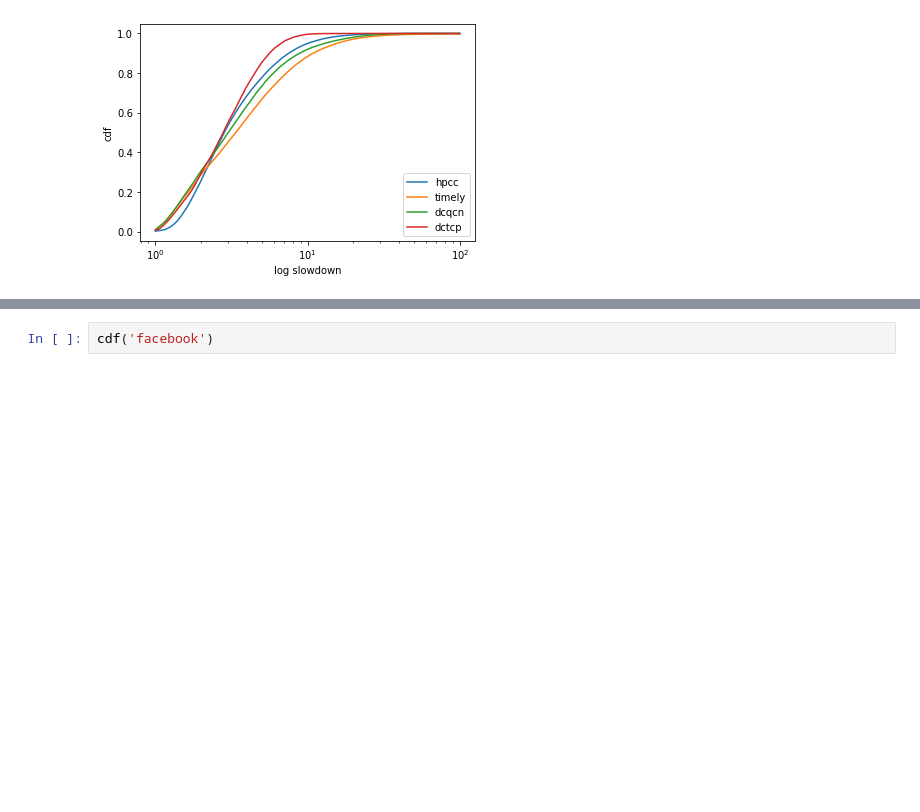
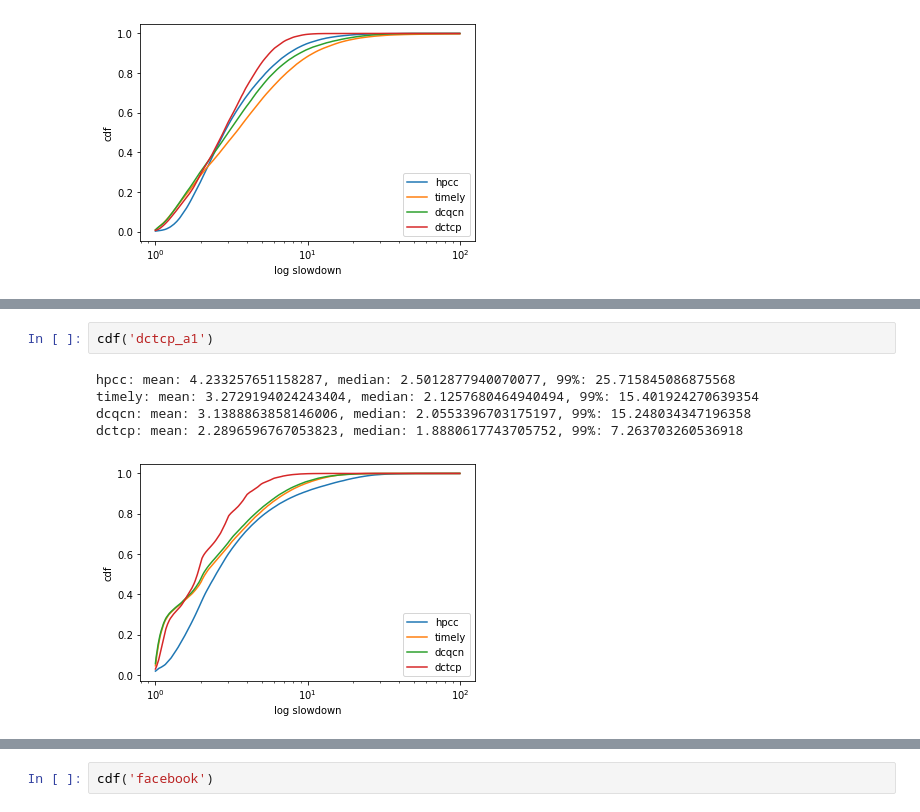
Before and after one commit to sakshamagarwals/High-Precision-Congestion-Control, a Jupyter notebook: visualizations/slowdown.ipynb, the cells around one changed output, grey strips where cells are left out. Drawn from its saved outputs; the diff is of its cells as text; blank space fills up the shorter version.

```diff
--- a/visualizations/slowdown.ipynb
+++ b/visualizations/slowdown.ipynb
@@ -157,0 +166,8 @@ sdvssize('dctcp',(3,8),xtick,500)
+# %%
+cdf('dctcp_a1')
+# %% [output]
+hpcc: mean: 4.233257651158287, median: 2.5012877940070077, 99%: 25.715845086875568
+timely: mean: 3.2729194024243404, median: 2.1257680464940494, 99%: 15.401924270639354
+dcqcn: mean: 3.1388863858146006, median: 2.0553396703175197, 99%: 15.248034347196358
+dctcp: mean: 2.2896596767053823, median: 1.8880617743705752, 99%: 7.263703260536918
+[figure, added]
```
Also changed, not shown: parts of 5 cells of this notebook, 5 other files.
